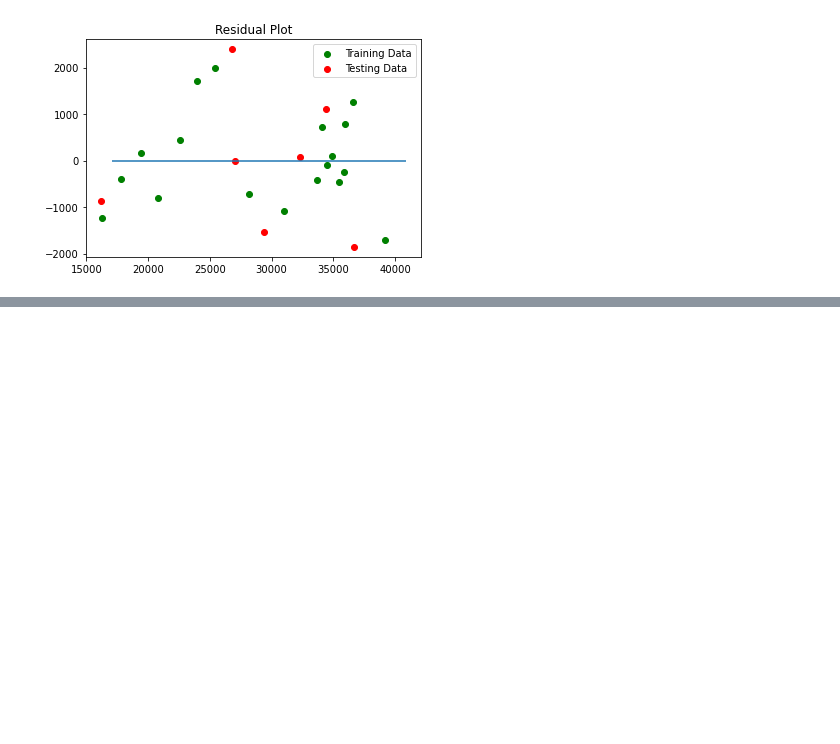
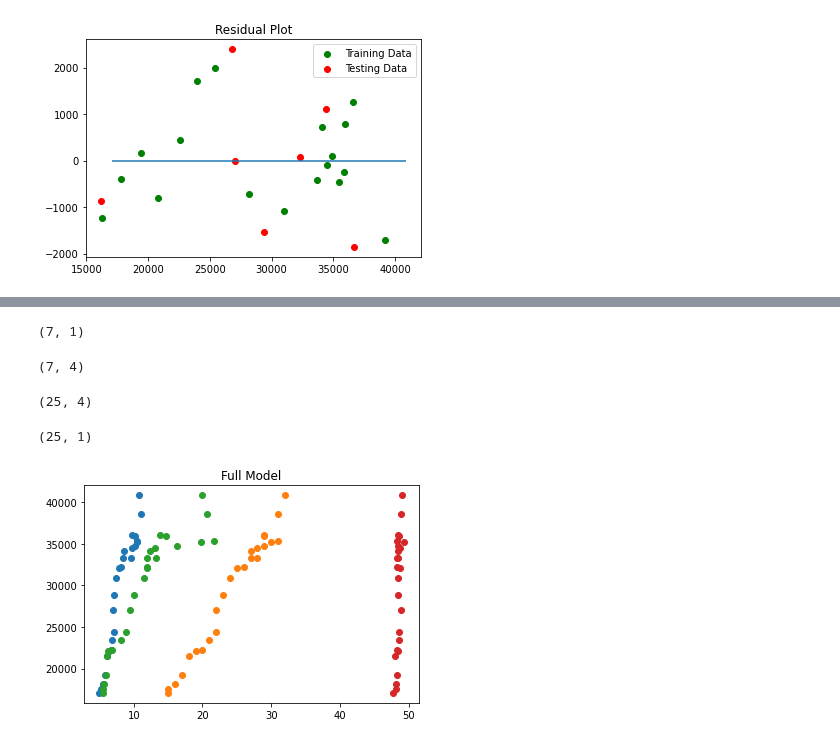
Before and after one commit to Lbrady1025/OPTN-analysis, a Jupyter notebook: timeseries_v5.ipynb, the cells around one changed output, grey strips where cells are left out. Cells and saved outputs as stored; diff of their text form; code cells hidden in the pictures; blank space fills up the shorter version.

Commit message:
Commit model 5 revised

```diff
--- a/timeseries_v5.ipynb
+++ b/timeseries_v5.ipynb
@@ -59,0 +114,8 @@ Text(0.5, 1.0, 'Residual Plot')
+# %%
+print(y_test.shape)
+# %% [output]
+(7, 1)
+# %%
+print(X_test.shape)
+# %% [output]
+(7, 4)
@@ -59,0 +125,17 @@ Text(0.5, 1.0, 'Residual Plot')
+# %%
+print(X.shape)
+# %% [output]
+(25, 4)
+# %%
+print(y.shape)
+# %% [output]
+(25, 1)
+# %%
+plt.scatter(X[('Diabetes')], y)
+plt.scatter(X[('Obesity')], y)
+plt.scatter(X[('Overdose')], y)
+plt.scatter(X[('Pct_O')], y)
+plt.title('Full Model')
+plt.show()
+# %% [output]
+[figure, added]
```
Also changed, not shown: parts of 15 cells of this notebook, 1 other file.
